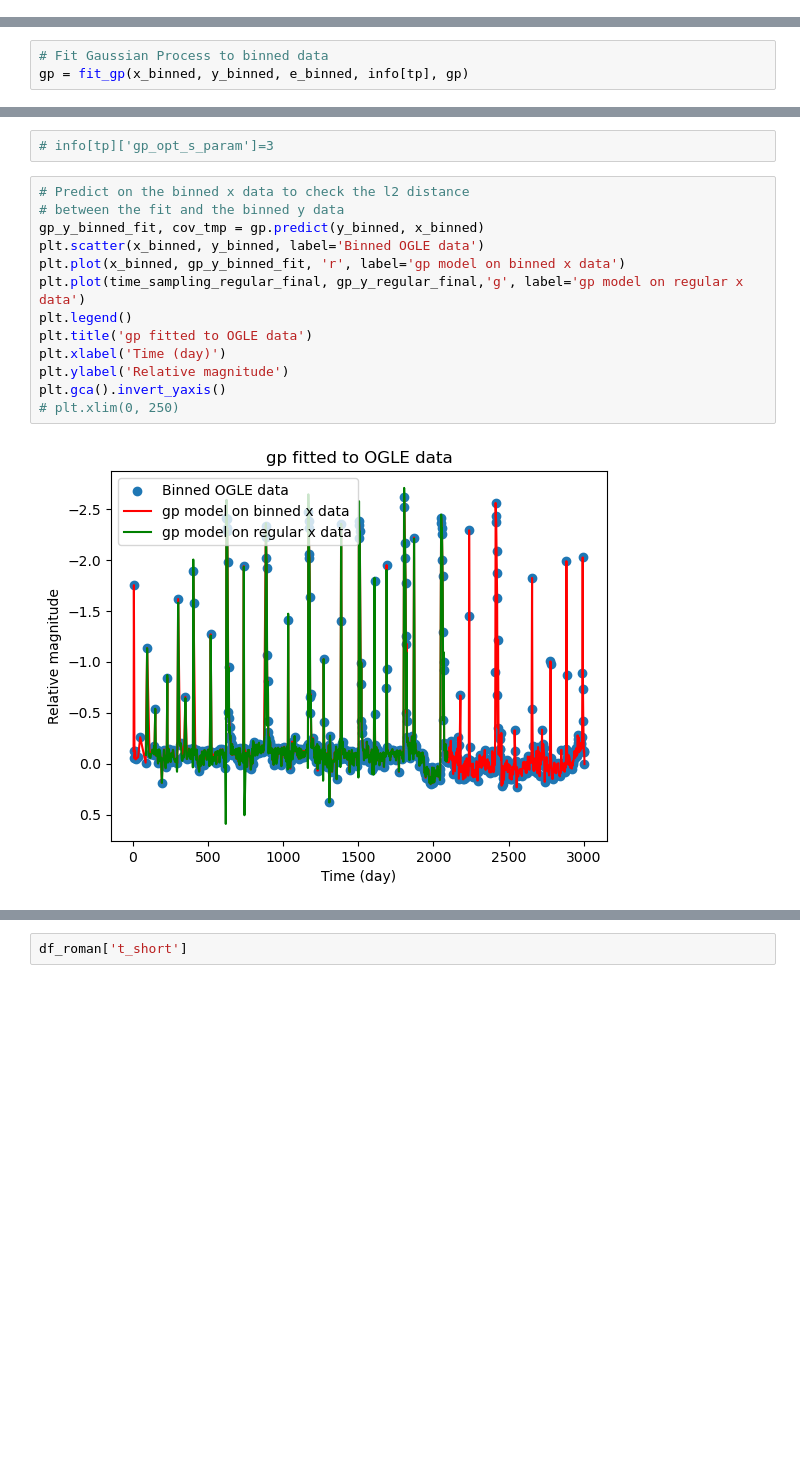
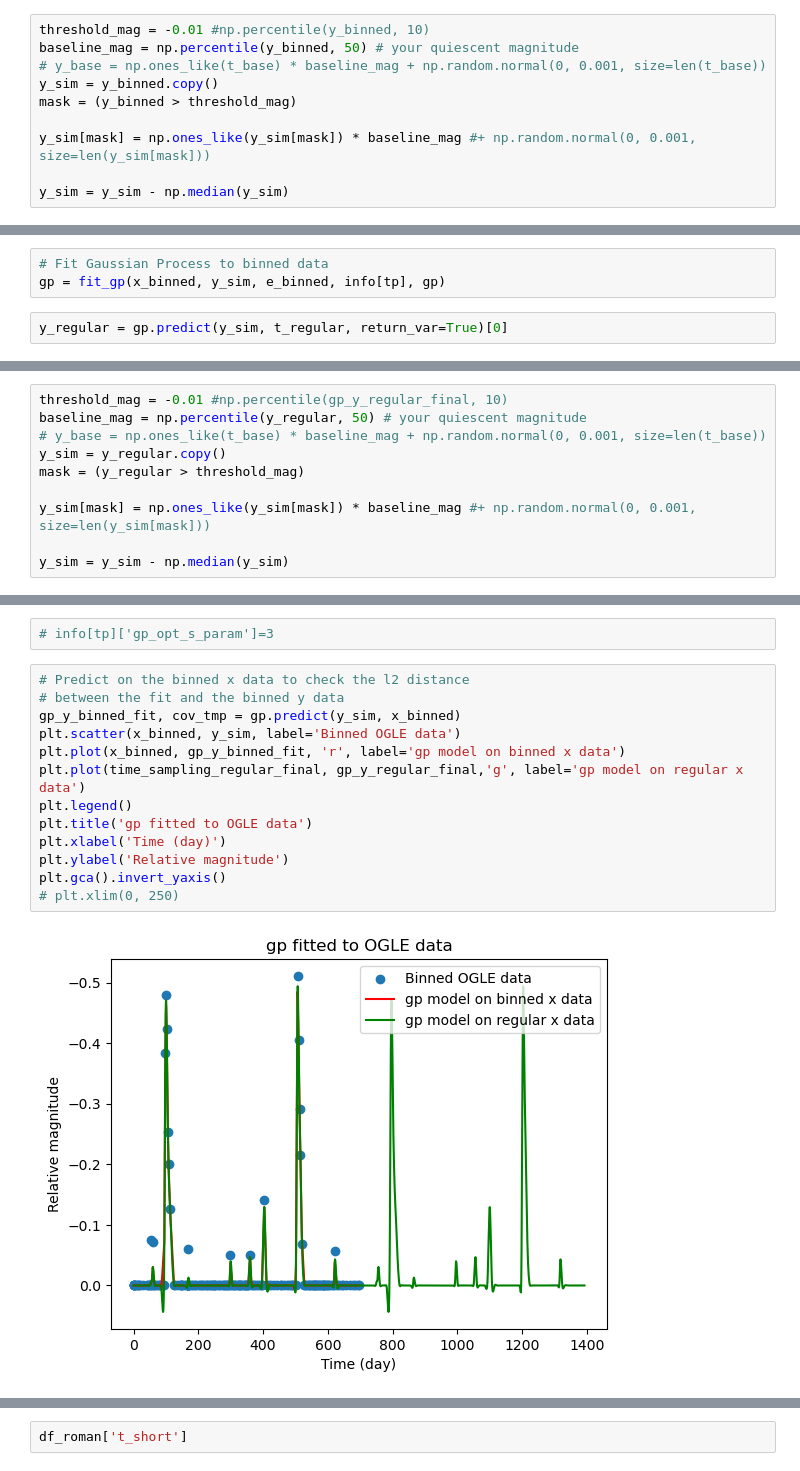
Before and after one commit to Somayeh91/Roman_lc_gen, a Jupyter notebook: example_OGLE_to_Roman_time_sampling.ipynb, the cells around one changed output, grey strips where cells are left out. Drawn from its saved outputs; the diff is of its cells as text; blank space fills up the shorter version.

```diff
--- a/example_OGLE_to_Roman_time_sampling.ipynb
+++ b/example_OGLE_to_Roman_time_sampling.ipynb
@@ -183,0 +224,10 @@ e_binned = e_binned[~np.isnan(e_binned)]
+# %%
+threshold_mag = -0.01 #np.percentile(y_binned, 10)
+baseline_mag = np.percentile(y_binned, 50) # your quiescent magnitude
+# y_base = np.ones_like(t_base) * baseline_mag + np.random.normal(0, 0.001, size=len(t_base))
+y_sim = y_binned.copy()
+mask = (y_binned > threshold_mag)
+
+y_sim[mask] = np.ones_like(y_sim[mask]) * baseline_mag #+ np.random.normal(0, 0.001, size=len(y_sim[mask]))
+
+y_sim = y_sim - np.median(y_sim)
@@ -184,4 +246,6 @@ e_binned = e_binned[~np.isnan(e_binned)]
 # %%
 # Fit Gaussian Process to binned data
-gp = fit_gp(x_binned, y_binned, e_binned, info[tp], gp)
+gp = fit_gp(x_binned, y_sim, e_binned, info[tp], gp)
+# %%
+y_regular = gp.predict(y_sim, t_regular, return_var=True)[0]
 # %%
@@ -212,0 +280,10 @@ time_sampling_regular_final,
+# %%
+threshold_mag = -0.01 #np.percentile(gp_y_regular_final, 10)
+baseline_mag = np.percentile(y_regular, 50) # your quiescent magnitude
+# y_base = np.ones_like(t_base) * baseline_mag + np.random.normal(0, 0.001, size=len(t_base))
+y_sim = y_regular.copy()
+mask = (y_regular > threshold_mag)
+
+y_sim[mask] = np.ones_like(y_sim[mask]) * baseline_mag #+ np.random.normal(0, 0.001, size=len(y_sim[mask]))
+
+y_sim = y_sim - np.median(y_sim)
@@ -231,18 +322,18 @@ plt.gca().invert_yaxis()
 # %%
 # Predict on the binned x data to check the l2 distance
 # between the fit and the binned y data
-gp_y_binned_fit, cov_tmp = gp.predict(y_binned, x_binned)
-plt.scatter(x_binned, y_binned, label='Binned OGLE data')
+gp_y_binned_fit, cov_tmp = gp.predict(y_sim, x_binned)
+plt.scatter(x_binned, y_sim, label='Binned OGLE data')
 plt.plot(x_binned, gp_y_binned_fit, 'r', label='gp model on binned x data')
 plt.plot(time_sampling_regular_final, gp_y_regular_final,'g', label='gp model on regular x data')
 plt.legend()
 plt.title('gp fitted to OGLE data')
 plt.xlabel('Time (day)')
 plt.ylabel('Relative magnitude')
 plt.gca().invert_yaxis()
 # plt.xlim(0, 250)
 # %% [output]
-[figure, old version]
+[figure, new version]
 # %%
 plt.scatter(df_roman['t_short'],
 df_roman['m_short'])
```
Also changed, not shown: parts of 25 cells of this notebook, 9 other files.
